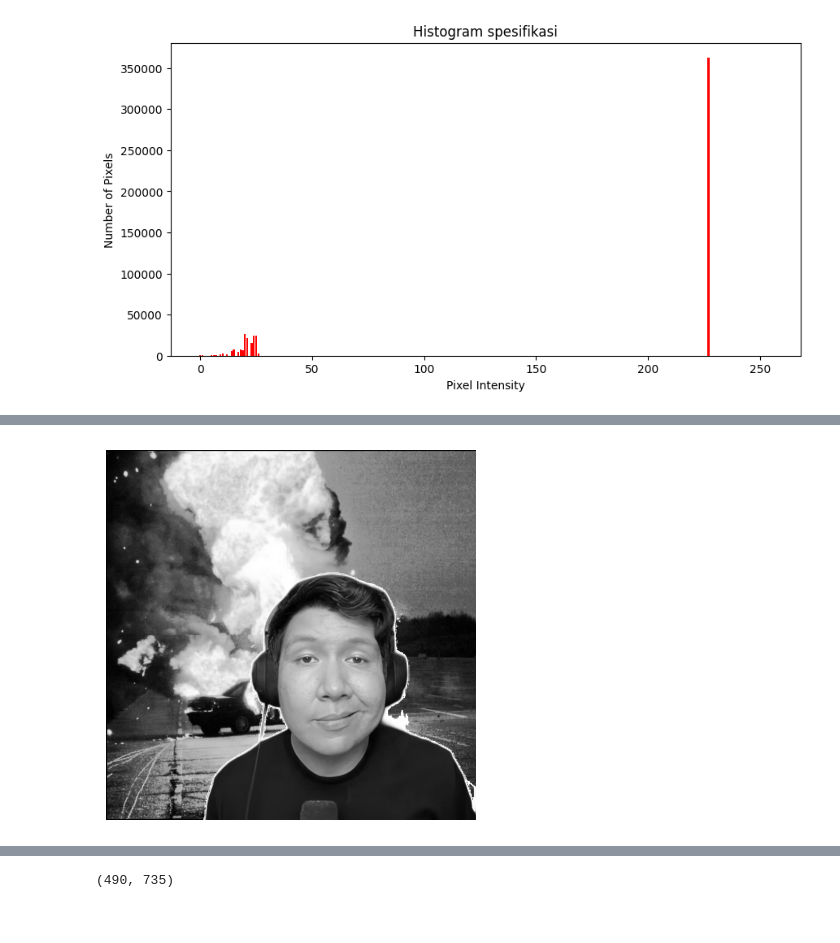
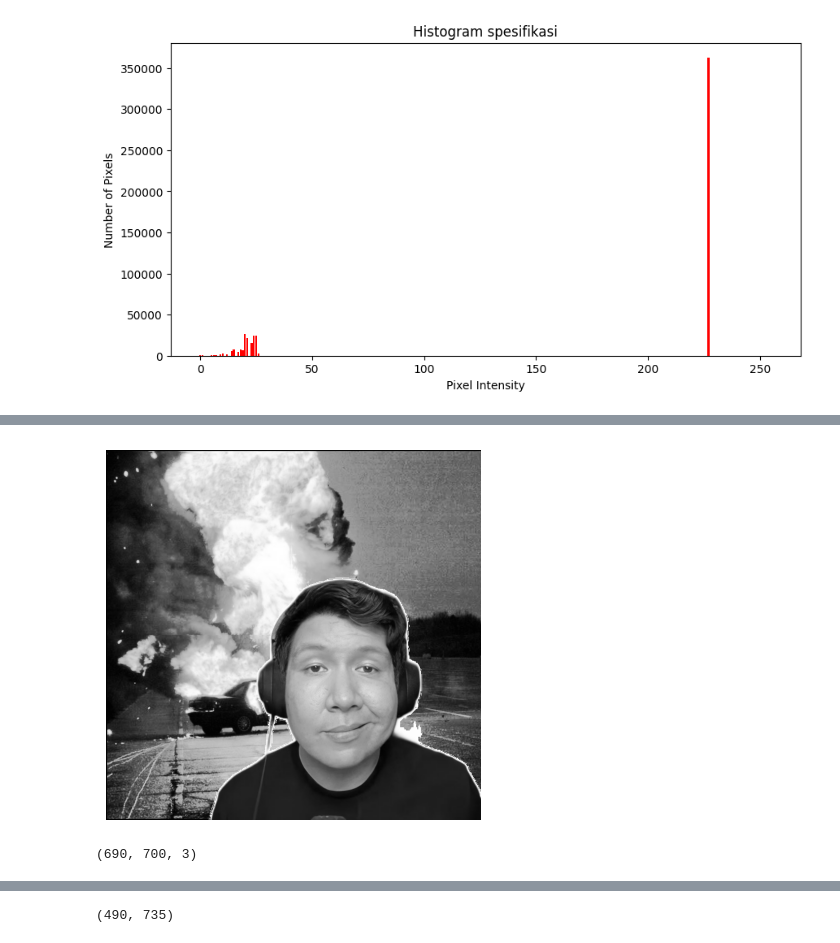
Before and after one commit to praktikum-pcd-2026/gokil-astrellacha, a Jupyter notebook: JurnalModul2.ipynb, the cells around one changed output, grey strips where cells are left out. Saved outputs shown, nothing was run; the diff lists cells and outputs as text; code cells hidden in the pictures.

```diff
--- a/JurnalModul2.ipynb
+++ b/JurnalModul2.ipynb
@@ -242,5 +313,9 @@ plot_histo(buto, "Histogram bunga", "blue")
 # %%
 def spec(source_image, target_image):
+    if len(source_image.shape) == 3:
+        source_image = cv2.cvtColor(source_image.astype(np.uint8), cv2.COLOR_BGR2GRAY)
+    if len(target_image.shape) == 3:
+        target_image = cv2.cvtColor(target_image.astype(np.uint8), cv2.COLOR_BGR2GRAY)
 
     hist_source = np.zeros(256, dtype=int)
     hist_target = np.zeros(256, dtype=int)
@@ -308,13 +387,19 @@ plot_histo(winbuto, "Histogram spesifikasi", "red")
 # %%
-bg = cv2.resize (equal,(spec1.shape[1],spec1.shape[0]))
-result = np.zeros_like(bom)
+min_h_21 = min(equal.shape[0], spec1.shape[0])
+min_w_21 = min(equal.shape[1], spec1.shape[1])
 
-for i in range(spec1.shape[0]):
-    for j in range(spec1.shape[1]):
-        if spec1[i, j] > 200:
-            result[i, j] = bg[i, j]
+equal_crop = equal[:min_h_21, :min_w_21]
+spec1_crop = spec1[:min_h_21, :min_w_21]
+
+result = np.zeros((min_h_21, min_w_21, 3), dtype=np.uint8)
+
+for i in range(spec1_crop.shape[0]):
+    for j in range(spec1_crop.shape[1]):
+        if spec1_crop[i, j] > 200:
+            result[i, j] = equal_crop[i, j]
         else:
-            result[i, j] = spec1[i, j]
+            result[i, j] = spec1_crop[i, j]
+
 plt.imshow(result, cmap="gray")
 plt.axis("off")
 plt.show()
@@ -323,15 +411,23 @@ plt.show()
 # %%
-bg = cv2.resize (result,(winbu.shape[1],winbu.shape[0]))
-result2 = np.zeros_like(bom)
+min_h_22 = min(result.shape[0], winbu.shape[0])
+min_w_22 = min(result.shape[1], winbu.shape[1])
 
-for i in range(winbu.shape[0]):
-    for j in range(winbu.shape[1]):
-        if winbu[i, j] > 254:
-            result2[i, j] = bg[i, j]
+bg2 = result[:min_h_22, :min_w_22]
+winbu_crop = winbu[:min_h_22, :min_w_22]
+
+result2 = np.zeros((min_h_21, min_w_21, 3), dtype=np.uint8)
+
+for i in range(min_h_22):
+    for j in range(min_w_22):
+        if winbu_crop[i, j] > 254:
+            result2[i, j] = bg2[i, j]
         else:
-            result2[i, j] = winbu[i, j]
+            result2[i, j] = winbu_crop[i, j]
+
 plt.imshow(result2, cmap="gray")
 plt.axis("off")
 plt.show()
+result2.shape
 # %% [output]
-[figure, old version]
+[figure, new version]
+(690, 700, 3)
```
Also changed, not shown: parts of 37 cells of this notebook.
